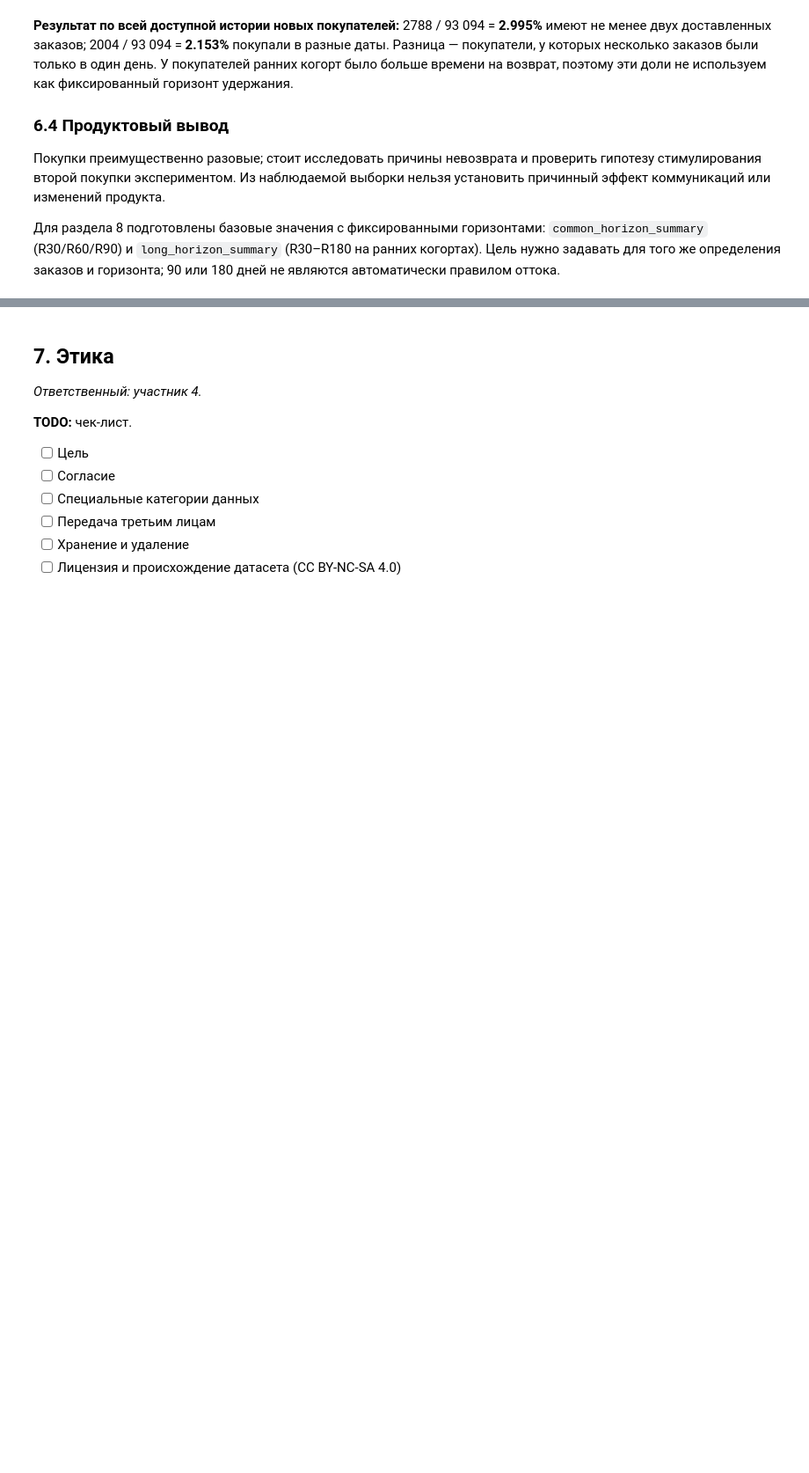
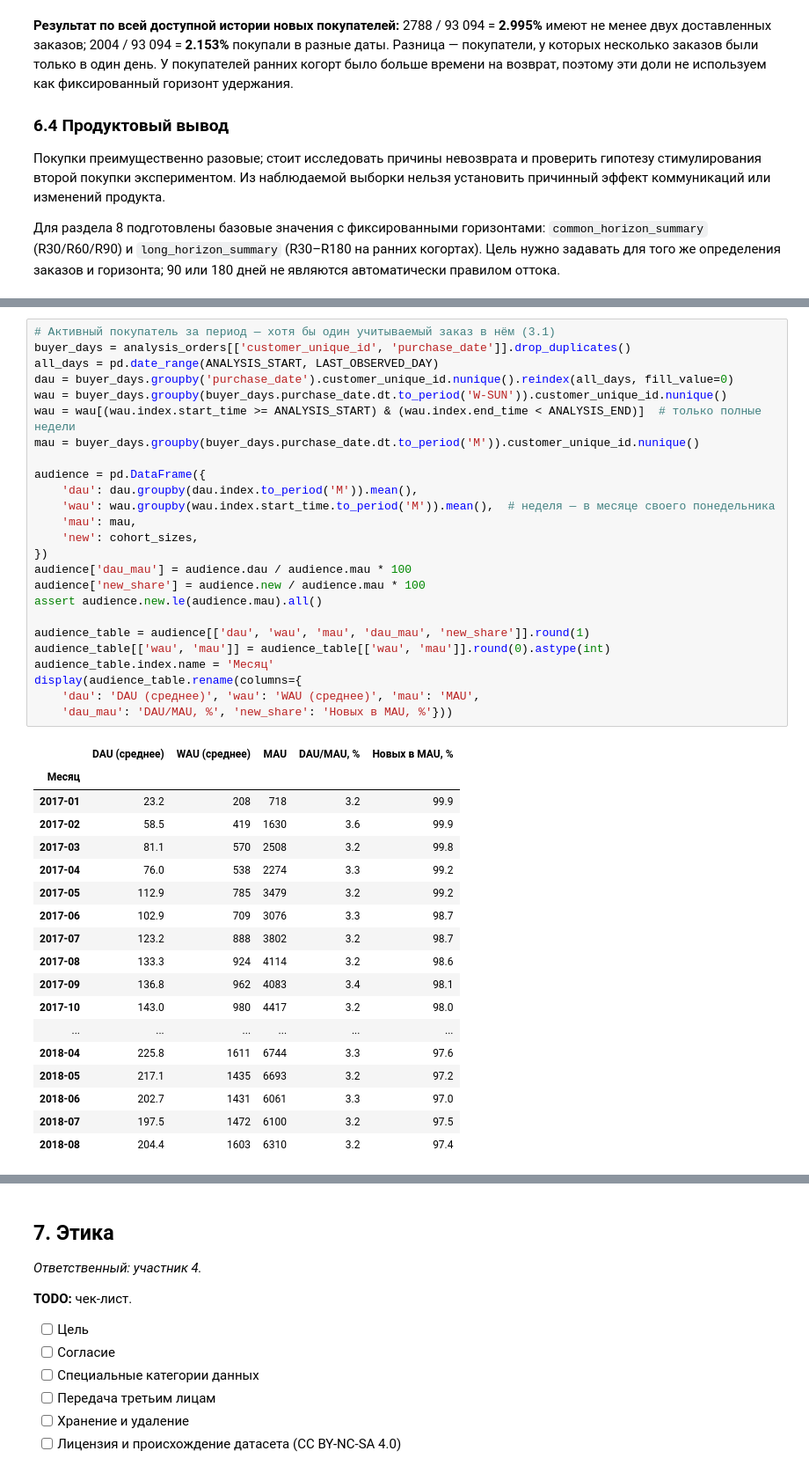
Before and after one commit to iverid/ProdAnal, a Jupyter notebook: project.ipynb, the cells around one changed output, grey strips where cells are left out. Shown at 88% size. Saved outputs shown, nothing was run; the diff lists cells and outputs as text; blank space fills up the shorter version.

```diff
--- a/project.ipynb
+++ b/project.ipynb
@@ -823,0 +980,44 @@ assert buyer_day_counts.ge(2).sum() == repeats.customer_unique_id.nunique()
+# %%
+# Активный покупатель за период — хотя бы один учитываемый заказ в нём (3.1)
+buyer_days = analysis_orders[['customer_unique_id', 'purchase_date']].drop_duplicates()
+all_days = pd.date_range(ANALYSIS_START, LAST_OBSERVED_DAY)
+dau = buyer_days.groupby('purchase_date').customer_unique_id.nunique().reindex(all_days, fill_value=0)
+wau = buyer_days.groupby(buyer_days.purchase_date.dt.to_period('W-SUN')).customer_unique_id.nunique()
+wau = wau[(wau.index.start_time >= ANALYSIS_START) & (wau.index.end_time < ANALYSIS_END)]  # только полные недели
+mau = buyer_days.groupby(buyer_days.purchase_date.dt.to_period('M')).customer_unique_id.nunique()
+
+audience = pd.DataFrame({
+    'dau': dau.groupby(dau.index.to_period('M')).mean(),
+    'wau': wau.groupby(wau.index.start_time.to_period('M')).mean(),  # неделя — в месяце своего понедельника
+    'mau': mau,
+    'new': cohort_sizes,
+})
+audience['dau_mau'] = audience.dau / audience.mau * 100
+audience['new_share'] = audience.new / audience.mau * 100
+assert audience.new.le(audience.mau).all()
+
+audience_table = audience[['dau', 'wau', 'mau', 'dau_mau', 'new_share']].round(1)
+audience_table[['wau', 'mau']] = audience_table[['wau', 'mau']].round(0).astype(int)
+audience_table.index.name = 'Месяц'
+display(audience_table.rename(columns={
+    'dau': 'DAU (среднее)', 'wau': 'WAU (среднее)', 'mau': 'MAU',
+    'dau_mau': 'DAU/MAU, %', 'new_share': 'Новых в MAU, %'}))
+# %% [output]
+|  | DAU (среднее) | WAU (среднее) | MAU | DAU/MAU, % | Новых в MAU, % |
+| Месяц |  |  |  |  |  |
+| 2017-01 | 23.2 | 208 | 718 | 3.2 | 99.9 |
+| 2017-02 | 58.5 | 419 | 1630 | 3.6 | 99.9 |
+| 2017-03 | 81.1 | 570 | 2508 | 3.2 | 99.8 |
+| 2017-04 | 76.0 | 538 | 2274 | 3.3 | 99.2 |
+| 2017-05 | 112.9 | 785 | 3479 | 3.2 | 99.2 |
+| 2017-06 | 102.9 | 709 | 3076 | 3.3 | 98.7 |
+| 2017-07 | 123.2 | 888 | 3802 | 3.2 | 98.7 |
+| 2017-08 | 133.3 | 924 | 4114 | 3.2 | 98.6 |
+| 2017-09 | 136.8 | 962 | 4083 | 3.4 | 98.1 |
+| 2017-10 | 143.0 | 980 | 4417 | 3.2 | 98.0 |
+| ... | ... | ... | ... | ... | ... |
+| 2018-04 | 225.8 | 1611 | 6744 | 3.3 | 97.6 |
+| 2018-05 | 217.1 | 1435 | 6693 | 3.2 | 97.2 |
+| 2018-06 | 202.7 | 1431 | 6061 | 3.3 | 97.0 |
+| 2018-07 | 197.5 | 1472 | 6100 | 3.2 | 97.5 |
+| 2018-08 | 204.4 | 1603 | 6310 | 3.2 | 97.4 |
```
Also changed, not shown: parts of 10 cells of this notebook.
